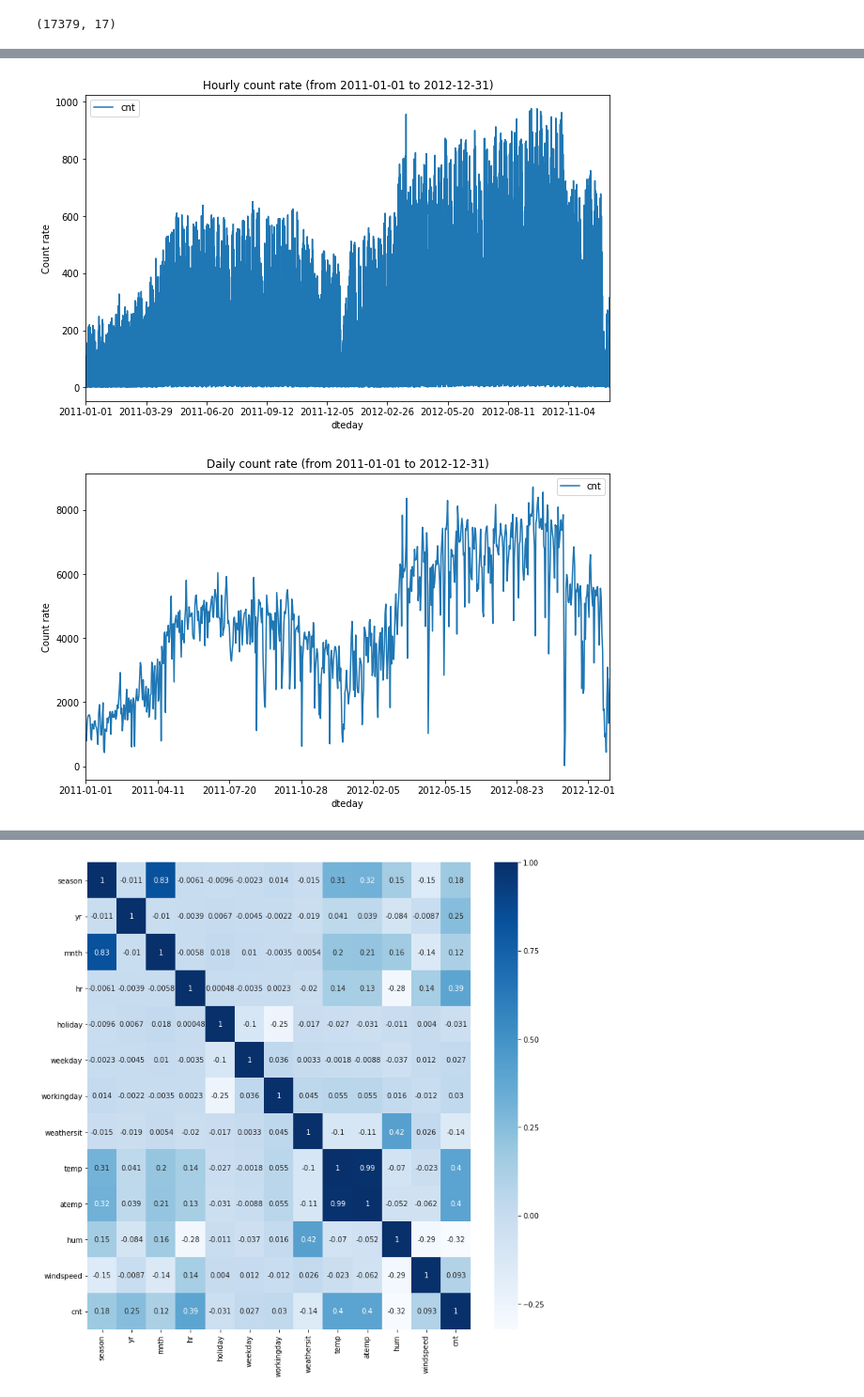
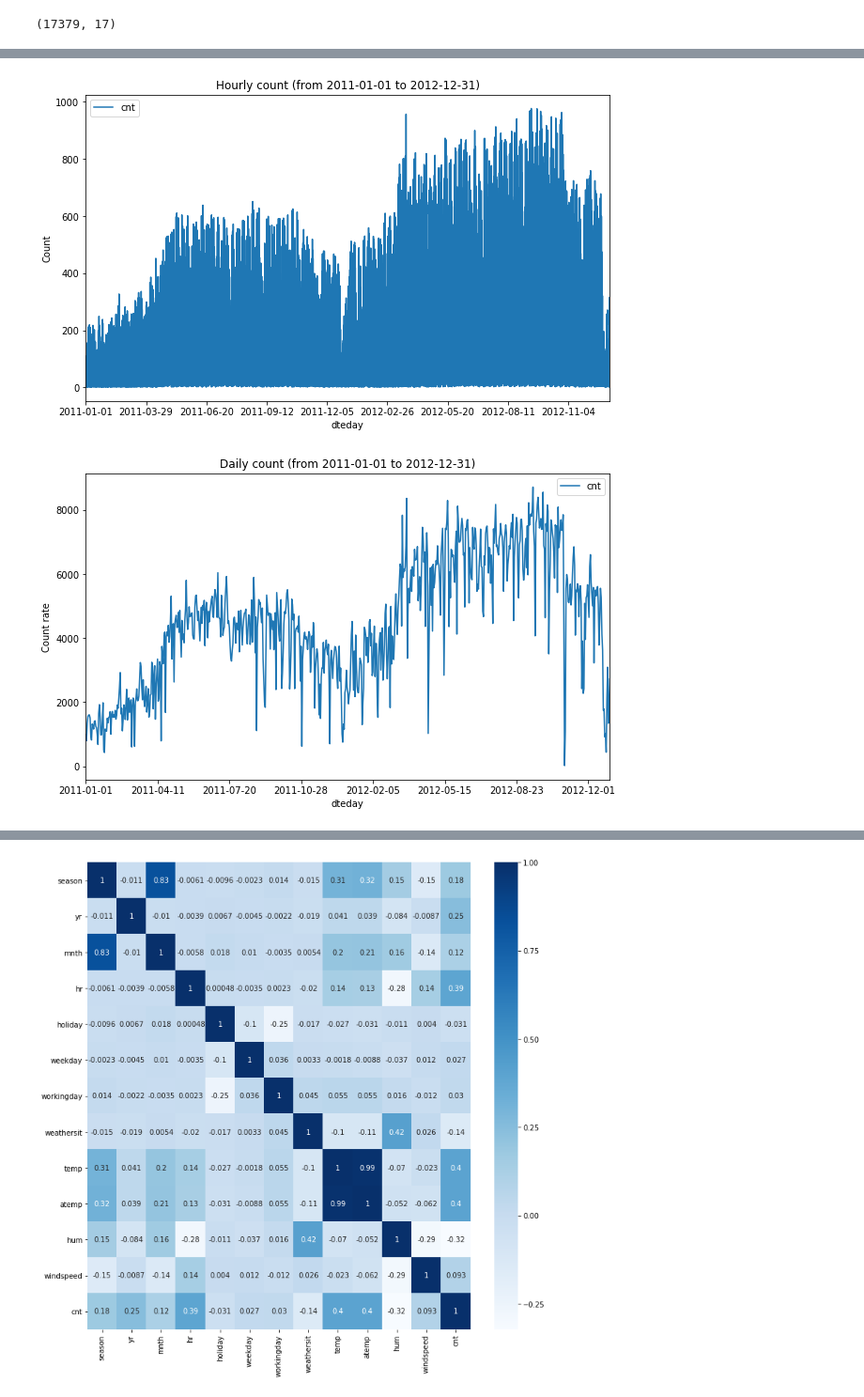
Before and after one commit to amurrone/BikeSharing, a Jupyter notebook: inspect_data.ipynb, the cells around one changed output, grey strips where cells are left out. Shown at 94% size. Saved outputs shown, nothing was run; the diff lists cells and outputs as text; code cells hidden in the pictures.

```diff
--- a/inspect_data.ipynb
+++ b/inspect_data.ipynb
@@ -91,20 +91,20 @@ plt.show()
 # %%
 # Hourly and daily count rate
 
 data_hourly.plot(x='dteday', y='cnt', figsize=(10,6))
-plt.ylabel('Count rate')
-plt.title("Hourly count rate (from 2011-01-01 to 2012-12-31)")
+plt.ylabel('Count')
+plt.title("Hourly count (from 2011-01-01 to 2012-12-31)")
 plt.savefig('plots/data/hourly_cnt_dteday.png')
 plt.show()
 
 data_daily.plot(x='dteday', y='cnt', figsize=(10,6))
 plt.ylabel('Count rate')
-plt.title("Daily count rate (from 2011-01-01 to 2012-12-31)")
+plt.title("Daily count (from 2011-01-01 to 2012-12-31)")
 plt.savefig('plots/data/daily_cnt_dteday.png')
 plt.show()
 # %% [output]
-[figure, old version]
+[figure, new version]
-[figure, old version]
+[figure, new version]
 # %%
 # Count rate distributions according to different categorical variables
 # Seaborn barplot already shows the estimate
```
Also changed, not shown: parts of 4 cells of this notebook, 16 other files.
